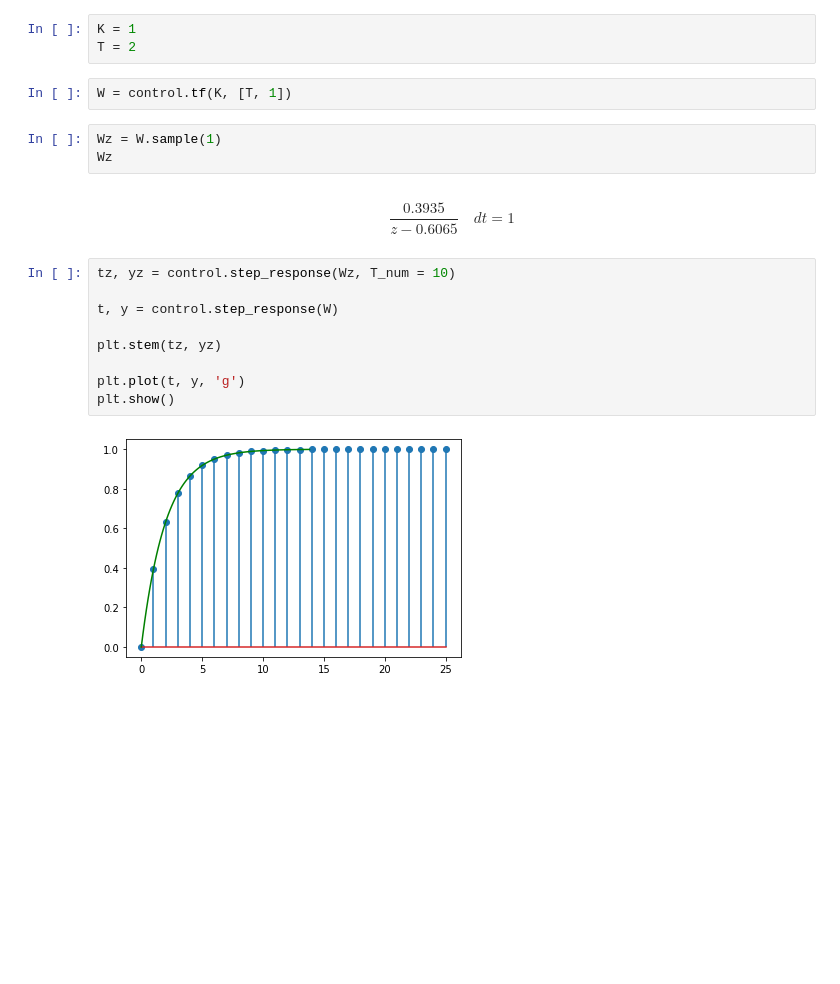
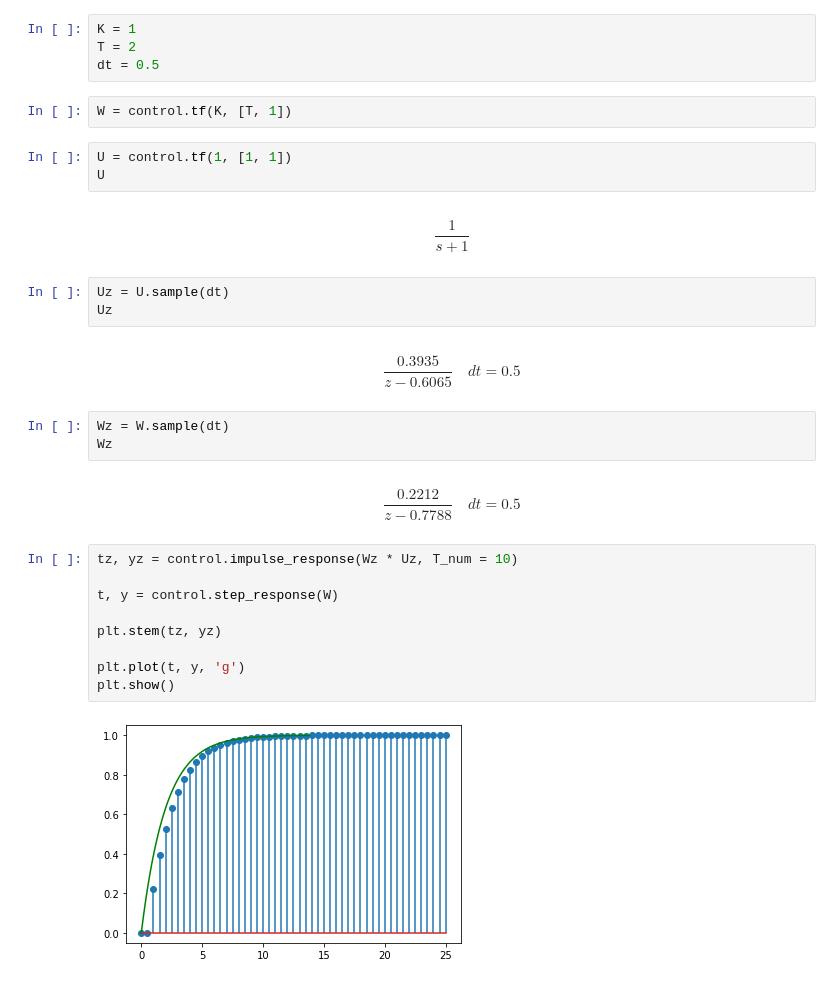
Before and after one commit to TAUforPython/discretesystem, a Jupyter notebook: z_transform.ipynb, the cells around one changed output. Drawn from its saved outputs; the diff is of its cells as text; blank space fills up the shorter version.

```diff
--- a/z_transform.ipynb
+++ b/z_transform.ipynb
@@ -29,21 +35,32 @@ K, T = sympy.symbols('K, T')
 # %%
 K = 1
 T = 2
+dt = 0.5
 # %%
 W = control.tf(K, [T, 1])
+# %%
+U = control.tf(1, [1, 1])
+U
+# %% [output]
+$$\frac{1}{s + 1}$$
+# %%
+Uz = U.sample(dt)
+Uz
+# %% [output]
+$$\frac{0.3935}{z - 0.6065}\quad dt = 0.5$$
 # %%
-Wz = W.sample(1)
+Wz = W.sample(dt)
 Wz
 # %% [output]
-$$\frac{0.3935}{z - 0.6065}\quad dt = 1$$
+$$\frac{0.2212}{z - 0.7788}\quad dt = 0.5$$
 # %%
-tz, yz = control.step_response(Wz, T_num = 10)
+tz, yz = control.impulse_response(Wz * Uz, T_num = 10)
 
 t, y = control.step_response(W)
 
 plt.stem(tz, yz)
 
 plt.plot(t, y, 'g')
 plt.show()
 # %% [output]
-[figure, old version]
+[figure, new version]
```
Also changed, not shown: parts of 10 cells of this notebook.
